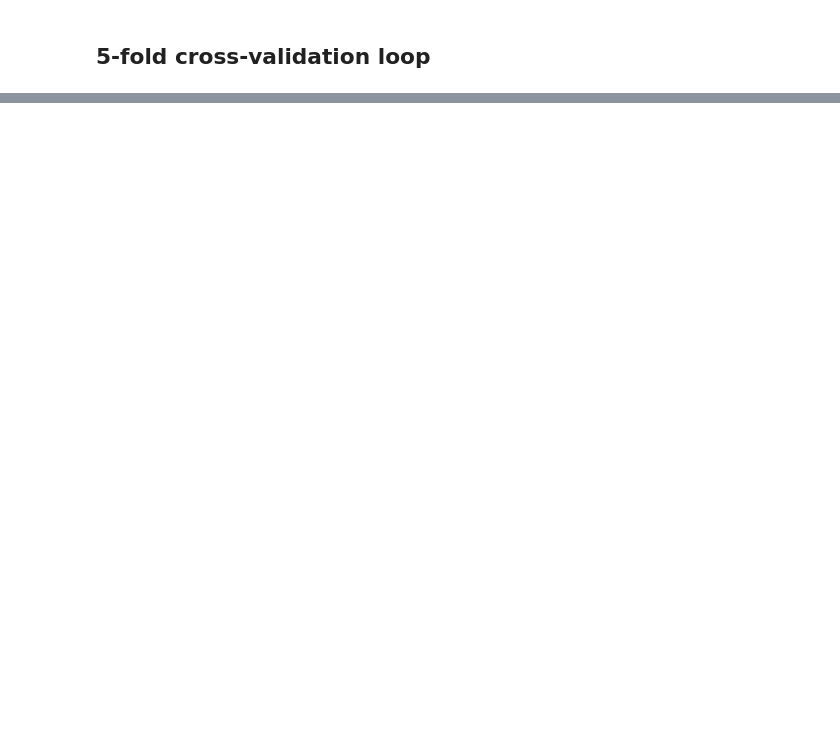
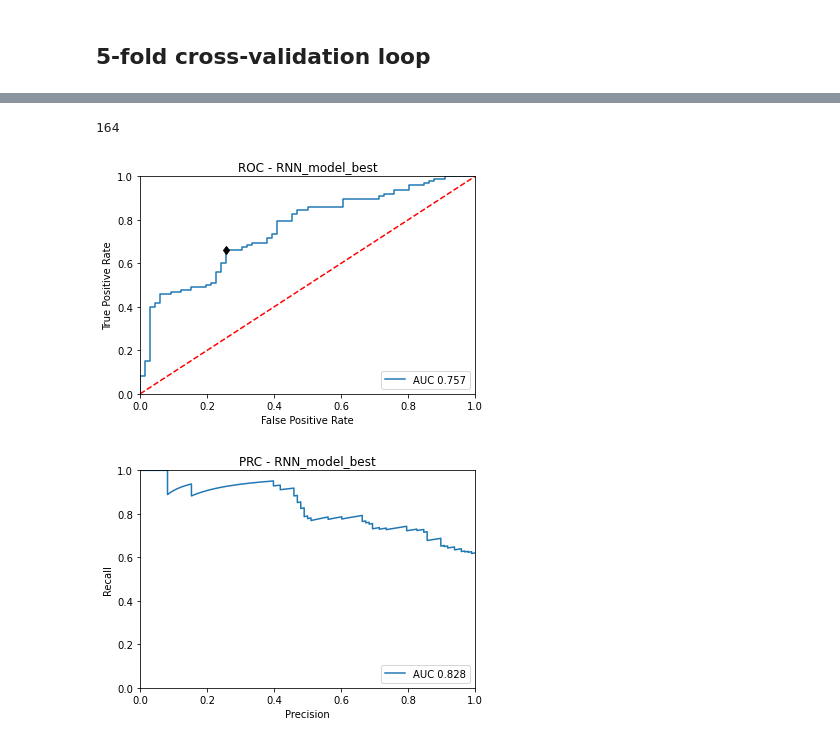
Before and after one commit to christian-creator/DL_peptide_immunogenecity, a Jupyter notebook: notebooks/hyperparameter_optimization.ipynb, the cells around one changed output, grey strips where cells are left out. Saved outputs shown, nothing was run; the diff lists cells and outputs as text; code cells hidden in the pictures; blank space fills up the shorter version.

```diff
--- a/notebooks/hyperparameter_optimization.ipynb
+++ b/notebooks/hyperparameter_optimization.ipynb
@@ -771,0 +786,36 @@ The validation pr auc was 0.705
+# %%
+# Sampling only the HLA-A*02:01 and 9-mers
+all_data["peptide_len"] = all_data["peptide"].apply(len)
+hla_0201_9mer = all_data[(all_data["HLA_allele"] == "HLA-A*02:01") & (all_data["peptide_len"] == 9)]
+hla_0201_9mer = hla_0201_9mer[hla_0201_9mer["parts"] == 0.0]
+all_peptides_encoded_test_HLA,all_HLA_encoded_test_HLA,all_binding_scores_encoded_test_HLA,all_label_encoded_test_HLA = encode_dataset(hla_0201_9mer,aaindex_PCA,blosum62,hla_dic,peptide_len=10,padding="right")
+# %%
+test_peptides_encoded = all_peptides_encoded_test_HLA
+test_HLA_encoded = all_HLA_encoded_test_HLA
+test_binding_scores_encoded = all_binding_scores_encoded_test_HLA
+test_label_encoded = all_label_encoded_test_HLA
+peptide_test_loader = list(DataLoader(test_peptides_encoded,batch_size=len(test_label_encoded)))
+HLA_test_loader = list(DataLoader(test_HLA_encoded,batch_size=len(test_label_encoded)))
+binding_score_test_loader = list(DataLoader(test_binding_scores_encoded,batch_size=len(test_label_encoded)))
+label_test_loader = list(DataLoader(test_label_encoded,batch_size=len(test_label_encoded)))
+
+trained_model.eval()
+lst_test_predictions = []
+lst_test_targets = []
+with torch.no_grad():
+    print(len(peptide_test_loader[0]))
+    test_peptides = peptide_test_loader[0].to(device)
+    test_HLA = HLA_test_loader[0].to(device)
+    test_labels = label_test_loader[0].to(device)
+    test_binding_scores = binding_score_test_loader[0].to(device)
+    outputs = trained_model(test_peptides,test_HLA)
+    lst_test_predictions.append(outputs.cpu().numpy().tolist())
+    lst_test_targets.append(test_labels.cpu().numpy().tolist())
+
+
+plot_test_roc_auc(lst_test_predictions[0],lst_test_targets[0])
+plot_test_pr_auc(lst_test_predictions[0],lst_test_targets[0])
+# %% [output]
+164
+[figure, added]
+[figure, added]
```
Also changed, not shown: parts of 7 cells of this notebook, 9 other files.
